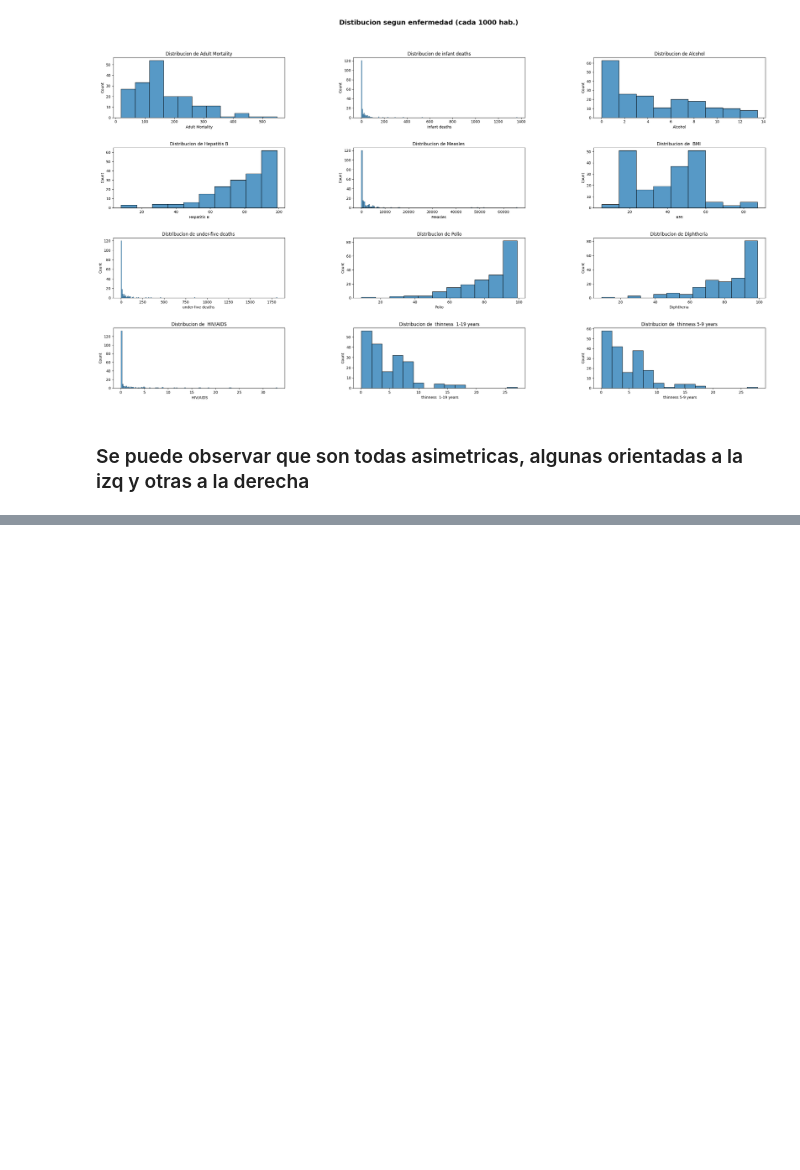
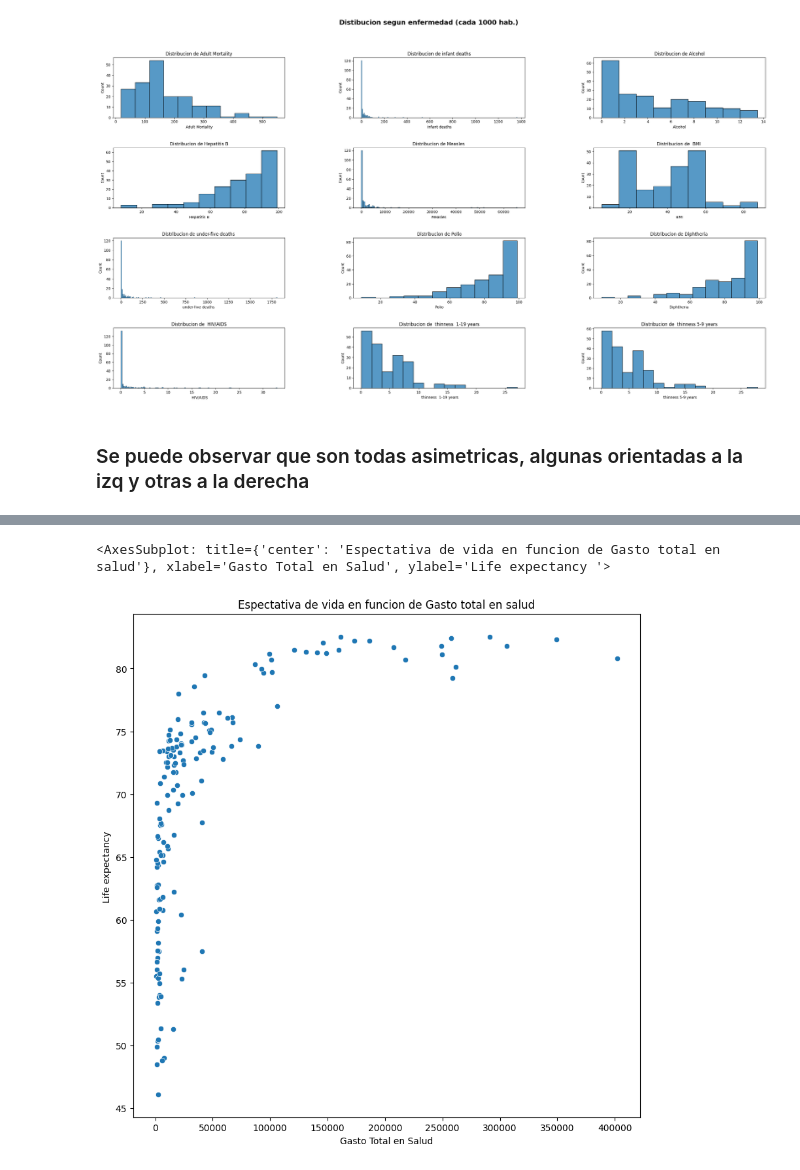
Before and after one commit to FernandoRamirez298/Data-Science-101, a Jupyter notebook: Entregas/Entrega_3/ProyectoDS_Parte1_Ramirez.ipynb, the cells around one changed output, grey strips where cells are left out. Saved outputs shown, nothing was run; the diff lists cells and outputs as text; code cells hidden in the pictures; blank space fills up the shorter version.

Commit message:
Agregado de distribuciones de gasto total en Salud

```diff
--- a/Entregas/Entrega_3/ProyectoDS_Parte1_Ramirez.ipynb
+++ b/Entregas/Entrega_3/ProyectoDS_Parte1_Ramirez.ipynb
@@ -258,0 +261,19 @@ for i in vars2:
+# %%
+vars = ['Life expectancy ','Total expenditure','GDP']
+df_GDP = df.groupby('Country', as_index= False)[vars].mean()
+Gasto_Total = df_GDP['Total expenditure'] * df_GDP['GDP']
+df_life = df_GDP['Life expectancy ']
+df_GDP = df_GDP.reset_index(drop=True)
+Gasto_Total = Gasto_Total.reset_index(drop=True)
+
+df_Sanit = pd.concat([df_life,Gasto_Total],axis =1)
+df_Sanit = df_Sanit.set_axis(['Life expectancy ', 'Gasto Total en Salud'],axis = 1)
+
+df_Sanit.head()
+
+plt.figure(figsize=(10,10))
+plt.title('Espectativa de vida en funcion de Gasto total en salud')
+sns.scatterplot(data = df_Sanit,x='Gasto Total en Salud', y ='Life expectancy ')
+# %% [output]
+<AxesSubplot: title={'center': 'Espectativa de vida en funcion de Gasto total en salud'}, xlabel='Gasto Total en Salud', ylabel='Life expectancy '>
+[figure, added]
```
Also changed, not shown: parts of 2 cells of this notebook.
